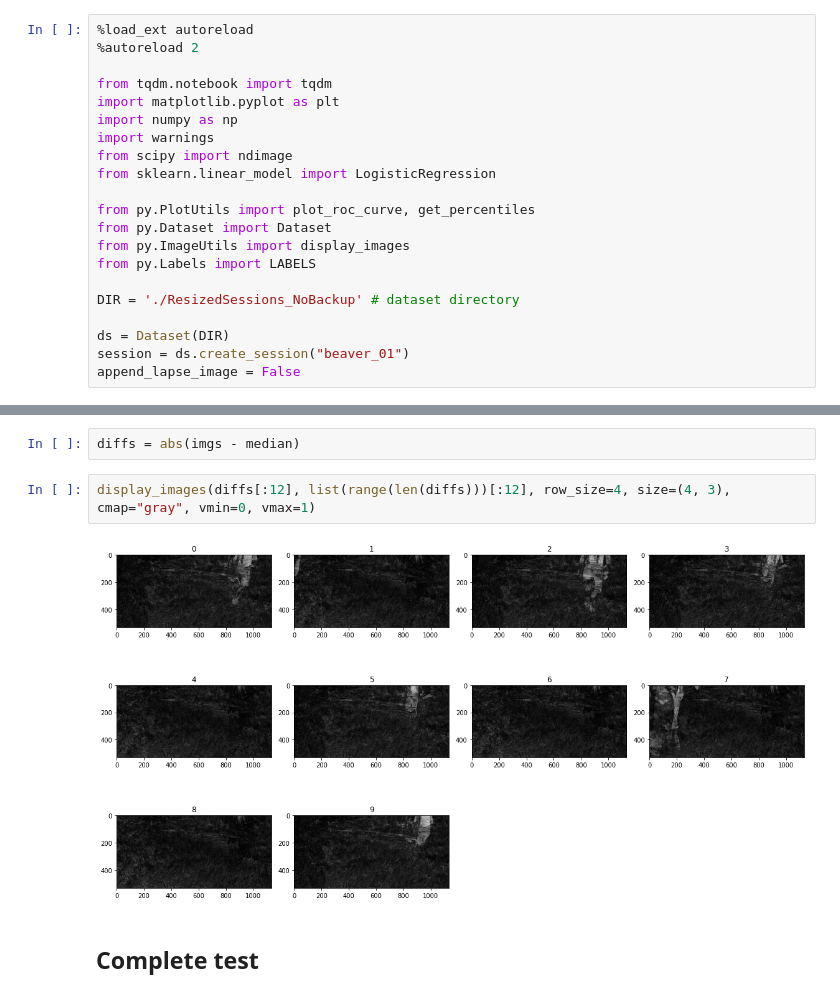
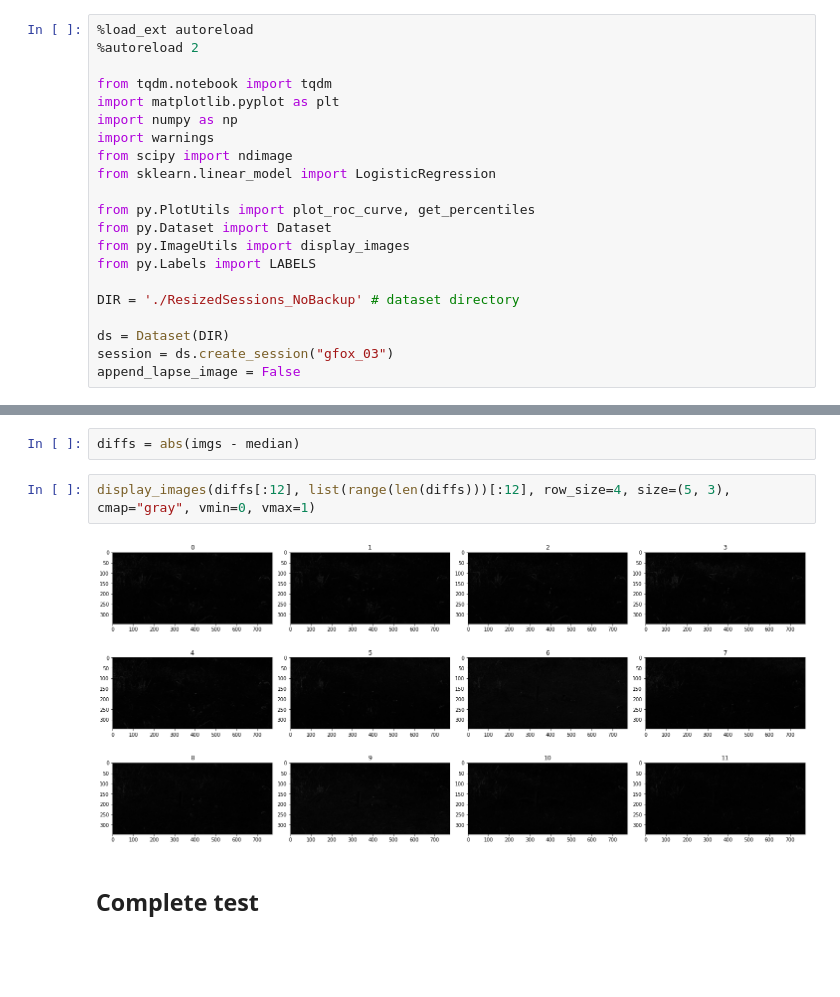
Before and after one commit to kleincode/camera-trap-anomaly-detection, a Jupyter notebook: approach2_background_estimation.ipynb, the cells around one changed output, grey strips where cells are left out. Cells and saved outputs as stored; diff of their text form; blank space fills up the shorter version.

```diff
--- a/approach2_background_estimation.ipynb
+++ b/approach2_background_estimation.ipynb
@@ -33,7 +33,7 @@ from py.Labels import LABELS
 DIR = './ResizedSessions_NoBackup' # dataset directory
 
 ds = Dataset(DIR)
-session = ds.create_session("beaver_01")
+session = ds.create_session("gfox_03")
 append_lapse_image = False
 # %% [output]
 The autoreload extension is already loaded. To reload it, use:
@@ -77,9 +77,9 @@ plt.imshow(median, cmap="gray", vmin=0, vmax=1)
 # %%
 diffs = abs(imgs - median)
 # %%
-display_images(diffs[:12], list(range(len(diffs)))[:12], row_size=4, size=(4, 3), cmap="gray", vmin=0, vmax=1)
+display_images(diffs[:12], list(range(len(diffs)))[:12], row_size=4, size=(5, 3), cmap="gray", vmin=0, vmax=1)
 # %% [output]
-[figure, old version]
+[figure, new version]
 # %% [markdown]
 ## Complete test
 # %%
```
Also changed, not shown: parts of 19 cells of this notebook, 27 other files.
